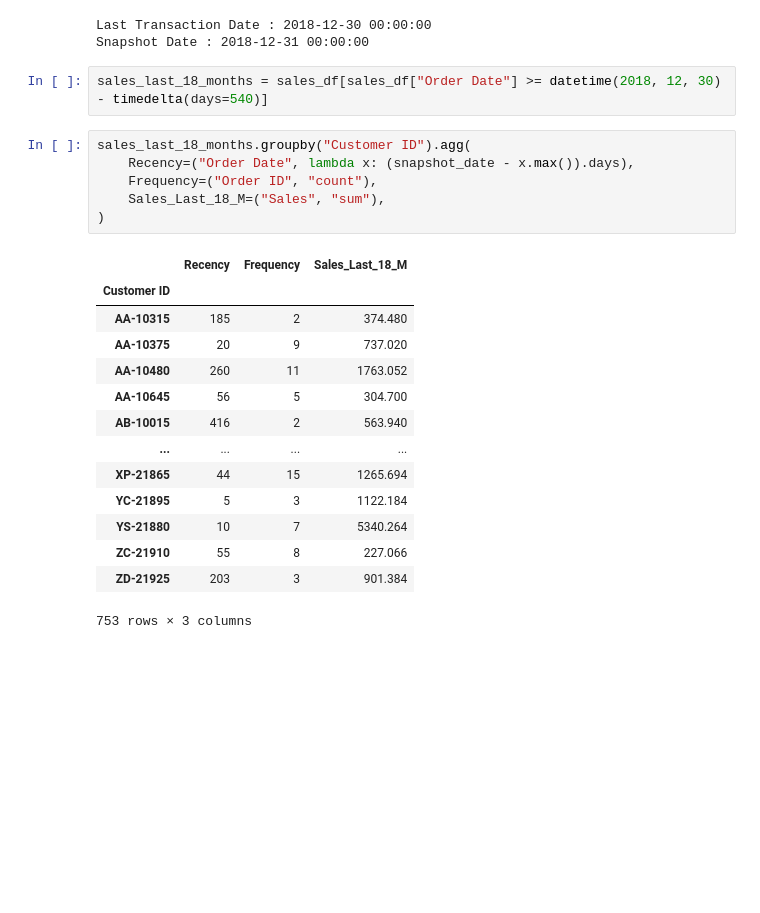
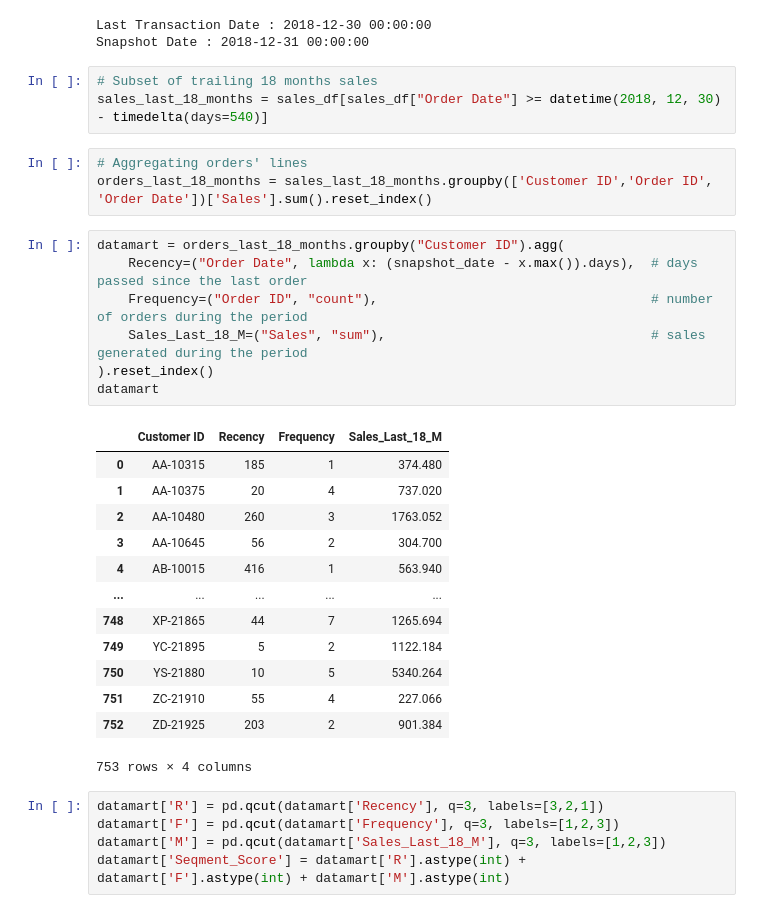
Before and after one commit to waseemshammout/amazon_customer_segmentation, a Jupyter notebook: notebook.ipynb, the cells around one changed output. Saved outputs shown, nothing was run; the diff lists cells and outputs as text; blank space fills up the shorter version.

```diff
--- a/notebook.ipynb
+++ b/notebook.ipynb
@@ -31,25 +31,34 @@ print('Snapshot Date :', snapshot_date)
 Last Transaction Date : 2018-12-30 00:00:00
 Snapshot Date : 2018-12-31 00:00:00
 # %%
+# Subset of trailing 18 months sales
 sales_last_18_months = sales_df[sales_df["Order Date"] >= datetime(2018, 12, 30) - timedelta(days=540)]
+# %%
+# Aggregating orders' lines
+orders_last_18_months = sales_last_18_months.groupby(['Customer ID','Order ID', 'Order Date'])['Sales'].sum().reset_index()
 # %%
-sales_last_18_months.groupby("Customer ID").agg(
-    Recency=("Order Date", lambda x: (snapshot_date - x.max()).days),
-    Frequency=("Order ID", "count"),
-    Sales_Last_18_M=("Sales", "sum"),
-)
+datamart = orders_last_18_months.groupby("Customer ID").agg(
+    Recency=("Order Date", lambda x: (snapshot_date - x.max()).days),  # days passed since the last order
+    Frequency=("Order ID", "count"),                                   # number of orders during the period
+    Sales_Last_18_M=("Sales", "sum"),                                  # sales generated during the period
+).reset_index()
+datamart
 # %% [output]
-|  | Recency | Frequency | Sales_Last_18_M |
-| Customer ID |  |  |  |
-| AA-10315 | 185 | 2 | 374.480 |
-| AA-10375 | 20 | 9 | 737.020 |
-| AA-10480 | 260 | 11 | 1763.052 |
-| AA-10645 | 56 | 5 | 304.700 |
-| AB-10015 | 416 | 2 | 563.940 |
-| ... | ... | ... | ... |
-| XP-21865 | 44 | 15 | 1265.694 |
-| YC-21895 | 5 | 3 | 1122.184 |
-| YS-21880 | 10 | 7 | 5340.264 |
-| ZC-21910 | 55 | 8 | 227.066 |
-| ZD-21925 | 203 | 3 | 901.384 |
+|  | Customer ID | Recency | Frequency | Sales_Last_18_M |
+| 0 | AA-10315 | 185 | 1 | 374.480 |
+| 1 | AA-10375 | 20 | 4 | 737.020 |
+| 2 | AA-10480 | 260 | 3 | 1763.052 |
+| 3 | AA-10645 | 56 | 2 | 304.700 |
+| 4 | AB-10015 | 416 | 1 | 563.940 |
+| ... | ... | ... | ... | ... |
+| 748 | XP-21865 | 44 | 7 | 1265.694 |
+| 749 | YC-21895 | 5 | 2 | 1122.184 |
+| 750 | YS-21880 | 10 | 5 | 5340.264 |
+| 751 | ZC-21910 | 55 | 4 | 227.066 |
+| 752 | ZD-21925 | 203 | 2 | 901.384 |
-753 rows × 3 columns
+753 rows × 4 columns
+# %%
+datamart['R'] = pd.qcut(datamart['Recency'], q=3, labels=[3,2,1])
+datamart['F'] = pd.qcut(datamart['Frequency'], q=3, labels=[1,2,3])
+datamart['M'] = pd.qcut(datamart['Sales_Last_18_M'], q=3, labels=[1,2,3])
+datamart['Seqment_Score'] = datamart['R'].astype(int) + datamart['F'].astype(int) + datamart['M'].astype(int)
```
Also changed, not shown: parts of 5 cells of this notebook.
